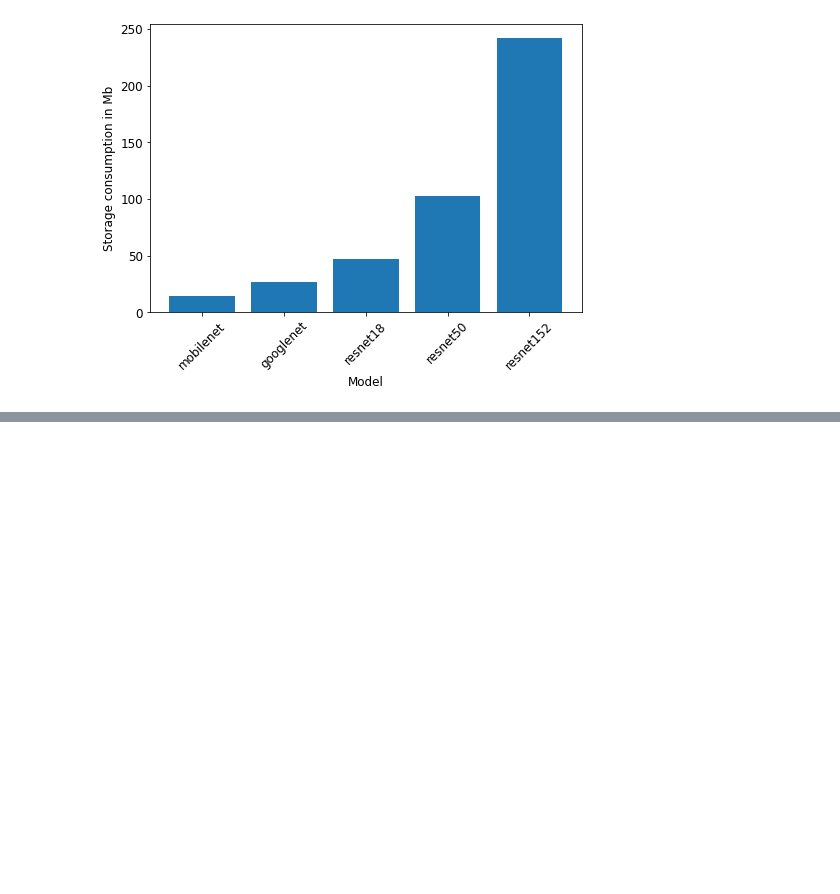
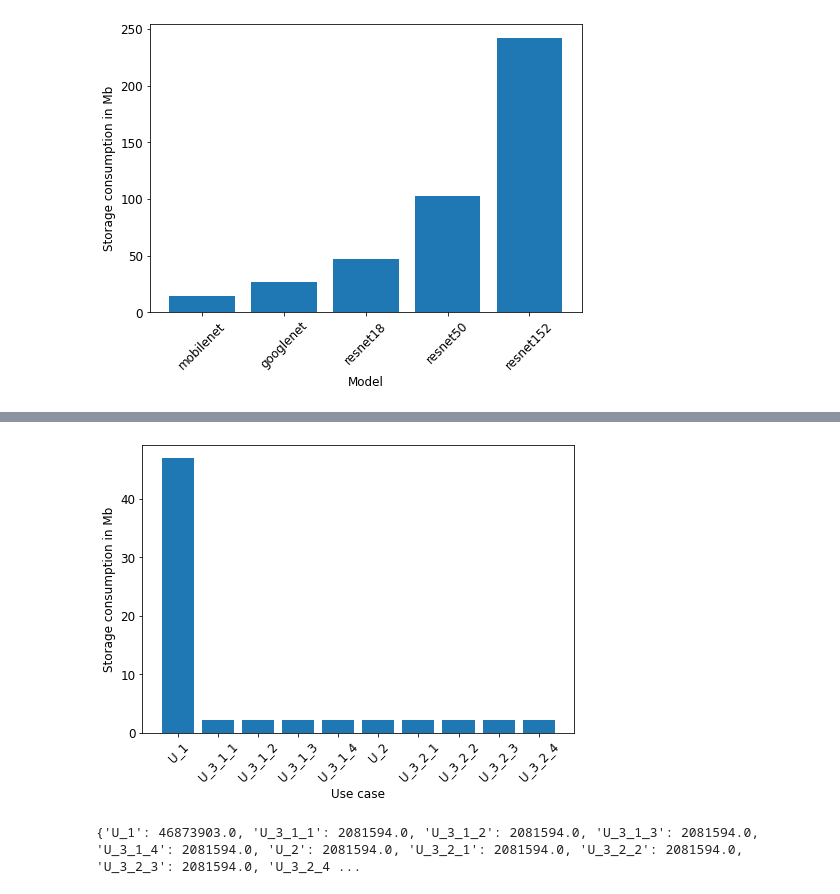
Before and after one commit to slin96/master-thesis, a Jupyter notebook: experiments/plots/storage_consumption.ipynb, the cells around one changed output, grey strips where cells are left out. Cells and saved outputs as stored; diff of their text form; code cells hidden in the pictures; blank space fills up the shorter version.

```diff
--- a/experiments/plots/storage_consumption.ipynb
+++ b/experiments/plots/storage_consumption.ipynb
@@ -214,0 +276,6 @@ plot_storage_distribution(models, u1_sizes)
+# %%
+metas = filter_meta(storage_meta, model=RESNET_18, approach=PARAM_UPDATE, snapshot_type=FINE_TUNED, snapshot_dist='food')
+plot_median_storage_consumption(metas, save_path='./pdfs/median-storage-baseline-resnet18-version-food.pdf')
+# %% [output]
+[figure, added]
+{'U_1': 46873903.0, 'U_3_1_1': 2081594.0, 'U_3_1_2': 2081594.0, 'U_3_1_3': 2081594.0, 'U_3_1_4': 2081594.0, 'U_2': 2081594.0, 'U_3_2_1': 2081594.0, 'U_3_2_2': 2081594.0, 'U_3_2_3': 2081594.0, 'U_3_2_4 ...
```
Also changed, not shown: parts of 24 cells of this notebook.
